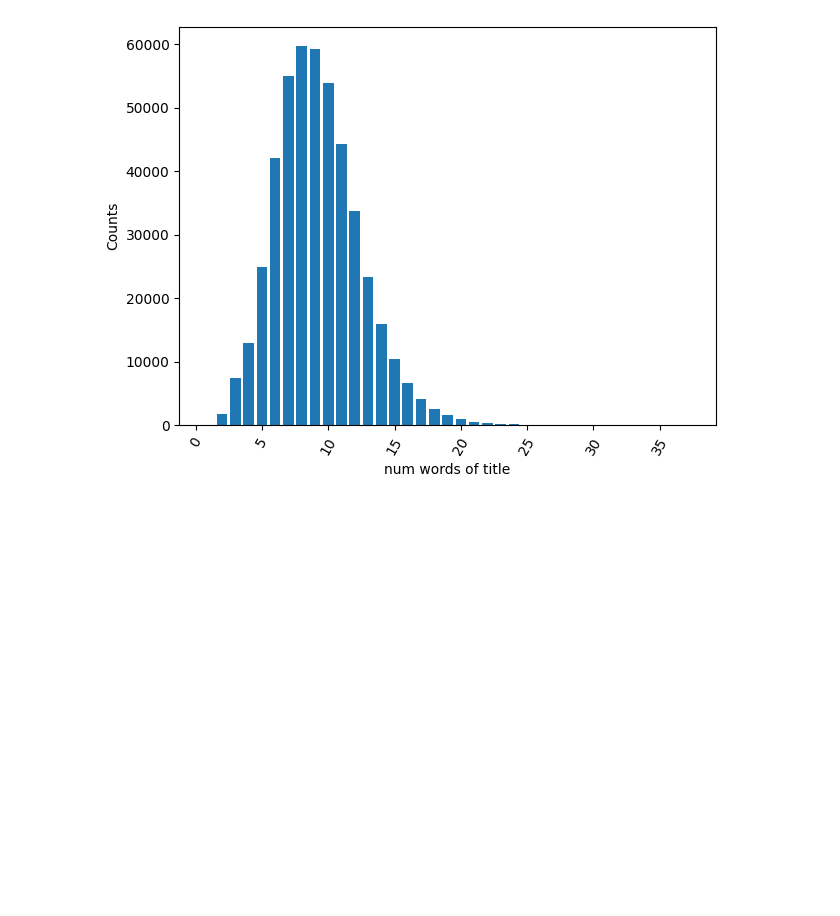
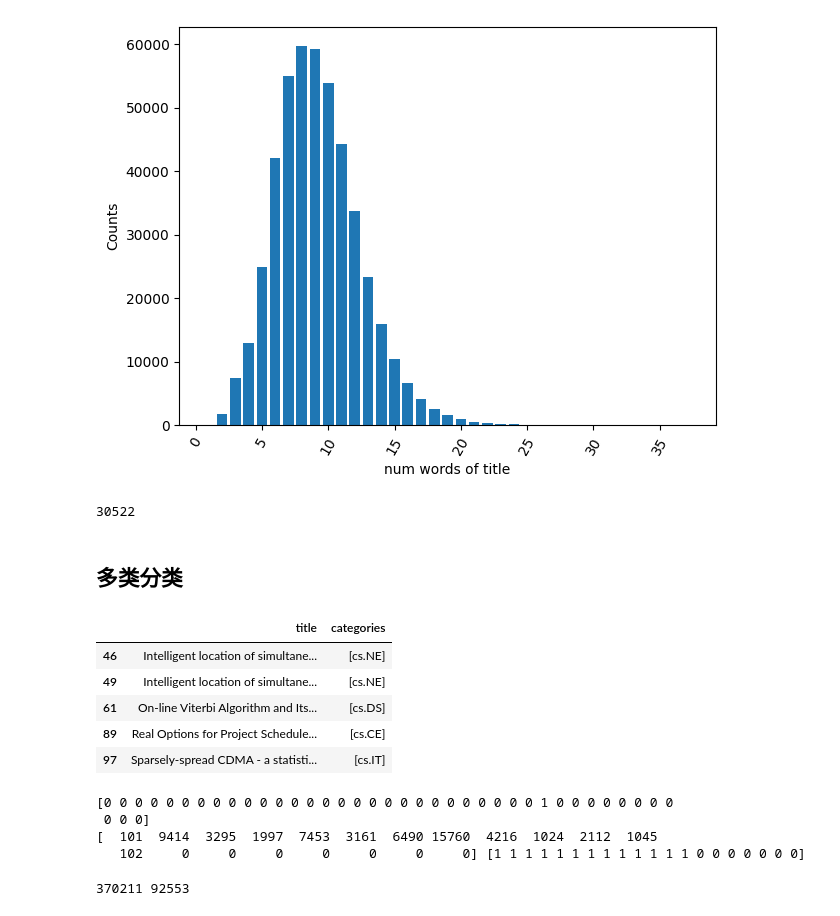
Before and after one commit to kurayami3349/arXiv_dataset_analyzation, a Jupyter notebook: arxiv-analyze.ipynb, the cells around one changed output. Saved outputs shown, nothing was run; the diff lists cells and outputs as text; code cells hidden in the pictures; blank space fills up the shorter version.

```diff
--- a/arxiv-analyze.ipynb
+++ b/arxiv-analyze.ipynb
@@ -193,3 +201,12 @@ plt.tight_layout()
 plt.show()
 # %% [output]
 [figure]
+# %%
+# Load model directly
+from transformers import BertModel,BertTokenizer
+model_name = "google/bert_uncased_L-2_H-128_A-2"
+bert_model = BertModel.from_pretrained(model_name)
+tokenizer = BertTokenizer.from_pretrained(model_name)
+tokenizer.vocab_size
+# %% [output]
+30522
@@ -195,0 +243,30 @@ plt.show()
+# %% [markdown]
+## 多类分类
+# %%
+# 将categories列表中的第一项作为样本的class
+
+title_classes = title_categories.copy()
+title_classes["categories"] = title_categories["categories"].apply(lambda x: [x[0]])
+title_classes.head()
+# %% [output]
+|  | title | categories |
+| 46 | Intelligent location of simultane... | [cs.NE] |
+| 49 | Intelligent location of simultane... | [cs.NE] |
+| 61 | On-line Viterbi Algorithm and Its... | [cs.DS] |
+| 89 | Real Options for Project Schedule... | [cs.CE] |
+| 97 | Sparsely-spread CDMA - a statisti... | [cs.IT] |
+# %%
+# tokenize 耗时长
+train1, val1 = make_train_val_data(title_classes, 0.2, label_set)
+# %% [output]
+[0 0 0 0 0 0 0 0 0 0 0 0 0 0 0 0 0 0 0 0 0 0 0 0 0 0 0 0 1 0 0 0 0 0 0 0 0
+ 0 0 0]
+[  101  9414  3295  1997  7453  3161  6490 15760  4216  1024  2112  1045
+   102     0     0     0     0     0     0     0] [1 1 1 1 1 1 1 1 1 1 1 1 1 0 0 0 0 0 0 0]
+# %%
+batch_size = 128
+train_dataset1, val_dataset1 = MyDataSet(*train1), MyDataSet(*val1)
+train_loader1, val_loader1 = DataLoader(train_dataset1, batch_size, shuffle=True), DataLoader(val_dataset1, batch_size)
+print(len(train_dataset1), len(val_dataset1))
+# %% [output]
+370211 92553
```
Also changed, not shown: parts of 21 cells of this notebook.
